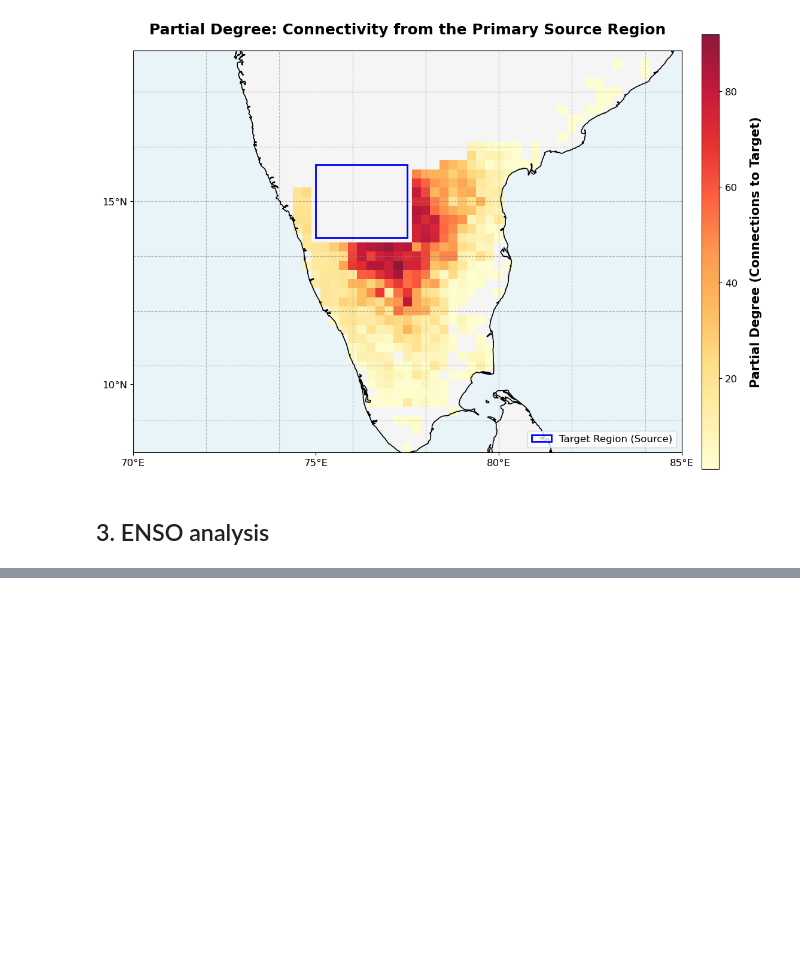
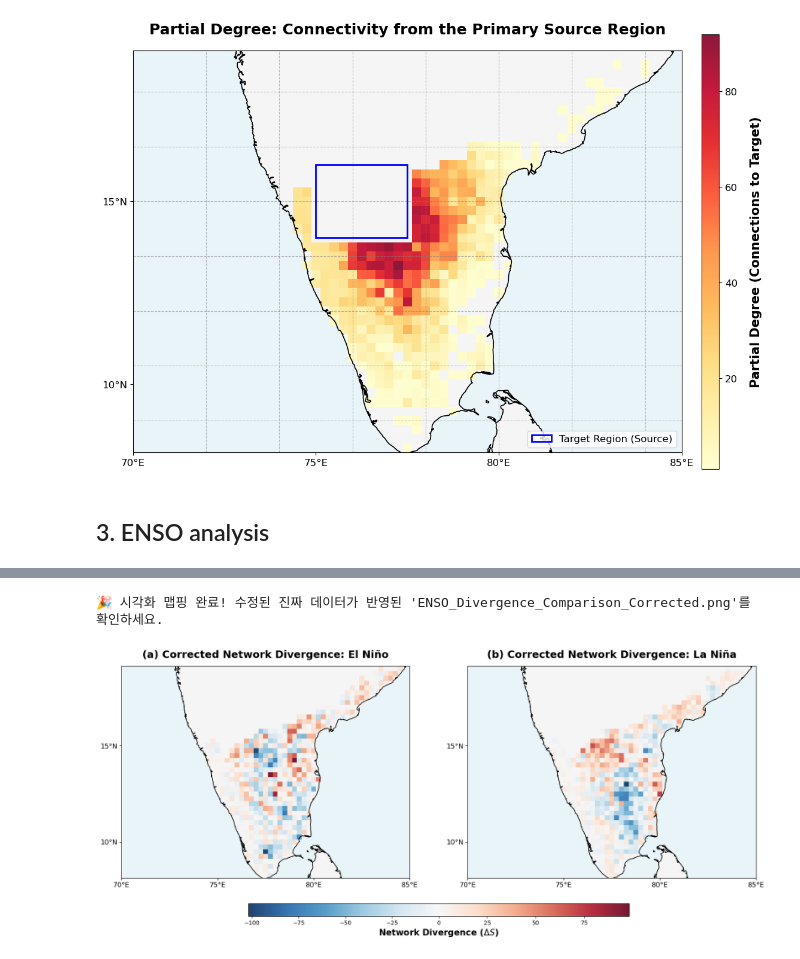
Before and after one commit to GinnyinGermany/Project, a Jupyter notebook: Precipitation_extrems_networks.ipynb, the cells around one changed output, grey strips where cells are left out. Cells and saved outputs as stored; diff of their text form; code cells hidden in the pictures; blank space fills up the shorter version.

```diff
--- a/Precipitation_extrems_networks.ipynb
+++ b/Precipitation_extrems_networks.ipynb
@@ -1474,0 +1383,59 @@ if __name__ == '__main__':
+# %%
+import cartopy.crs as ccrs
+import cartopy.feature as cfeature
+from cartopy.mpl.ticker import LongitudeFormatter, LatitudeFormatter
+import matplotlib.colors as mcolors
+
+# =====================================================================
+# 5. 수정된 데이터 기반 서브플롯(Subplot) 지도 시각화
+# =====================================================================
+fig, axes = plt.subplots(1, 2, figsize=(20, 10), subplot_kw={'projection': ccrs.PlateCarree()})
+
+# 공통 스케일 맞추기 (0을 중앙에 맞추어 Source는 붉은색, Sink는 푸른색으로 고정)
+vmax = max(np.nanmax(div_elnino), np.nanmax(div_lanina))
+vmin = min(np.nanmin(div_elnino), np.nanmin(div_lanina))
+
+# 에러 방지용 (값이 모두 0이거나 한쪽 부호만 있을 경우)
+if vmax <= 0: vmax = 1
+if vmin >= 0: vmin = -1
+
+norm = mcolors.TwoSlopeNorm(vmin=vmin, vcenter=0, vmax=vmax)
+cmap = plt.get_cmap('RdBu_r')
+
+titles = ['(a) Corrected Network Divergence: El Niño', '(b) Corrected Network Divergence: La Niña']
+div_data = [div_elnino, div_lanina]
+
+for ax, data, title in zip(axes, div_data, titles):
+    # 배경 설정 (바다와 육지 색상)
+    ax.add_feature(cfeature.OCEAN, facecolor='#E8F4F8', zorder=0)
+    ax.add_feature(cfeature.LAND, facecolor='#F5F5F5', zorder=0)
+    ax.add_feature(cfeature.COASTLINE, linewidth=1.2, edgecolor='black', zorder=3)
+    ax.add_feature(cfeature.BORDERS, linestyle=':', linewidth=1.2, edgecolor='black', zorder=3)
+
+    # 1D 배열을 2D 격자로 변환 (lons, lats는 이전에 정의된 변수 사용)
+    df_div = pd.DataFrame({'lon': lons, 'lat': lats, 'divergence': data})
+    grid_div = df_div.pivot(index='lat', columns='lon', values='divergence')
+    lon_mesh, lat_mesh = np.meshgrid(grid_div.columns, grid_div.index)
+
+    # 색상 칠하기
+    mesh = ax.pcolormesh(lon_mesh, lat_mesh, grid_div.values,
+                         cmap=cmap, norm=norm, shading='nearest',
+                         transform=ccrs.PlateCarree(), zorder=1, alpha=0.9)
+
+    # 축 눈금 및 라벨 포맷팅
+    ax.set_xticks(np.arange(70, 90, 5), crs=ccrs.PlateCarree())
+    ax.set_yticks(np.arange(10, 20, 5), crs=ccrs.PlateCarree())
+    ax.xaxis.set_major_formatter(LongitudeFormatter(zero_direction_label=True))
+    ax.yaxis.set_major_formatter(LatitudeFormatter())
+    ax.tick_params(axis='both', labelsize=12)
+    ax.set_title(title, fontsize=18, fontweight='bold', pad=15)
+
+# 공통 컬러바 하단에 추가
+cbar = fig.colorbar(mesh, ax=axes, orientation='horizontal', pad=0.08, shrink=0.6, aspect=30)
+cbar.set_label('Network Divergence ($\Delta S$)', fontsize=15, fontweight='bold')
+
+plt.savefig('ENSO_Divergence_Comparison_Corrected.png', dpi=300, bbox_inches='tight')
+print("🎉 시각화 맵핑 완료! 수정된 진짜 데이터가 반영된 'ENSO_Divergence_Comparison_Corrected.png'를 확인하세요.")
+# %% [output]
+🎉 시각화 맵핑 완료! 수정된 진짜 데이터가 반영된 'ENSO_Divergence_Comparison_Corrected.png'를 확인하세요.
+[figure, added]
```
Also changed, not shown: parts of 2 cells of this notebook, 12 other files.
